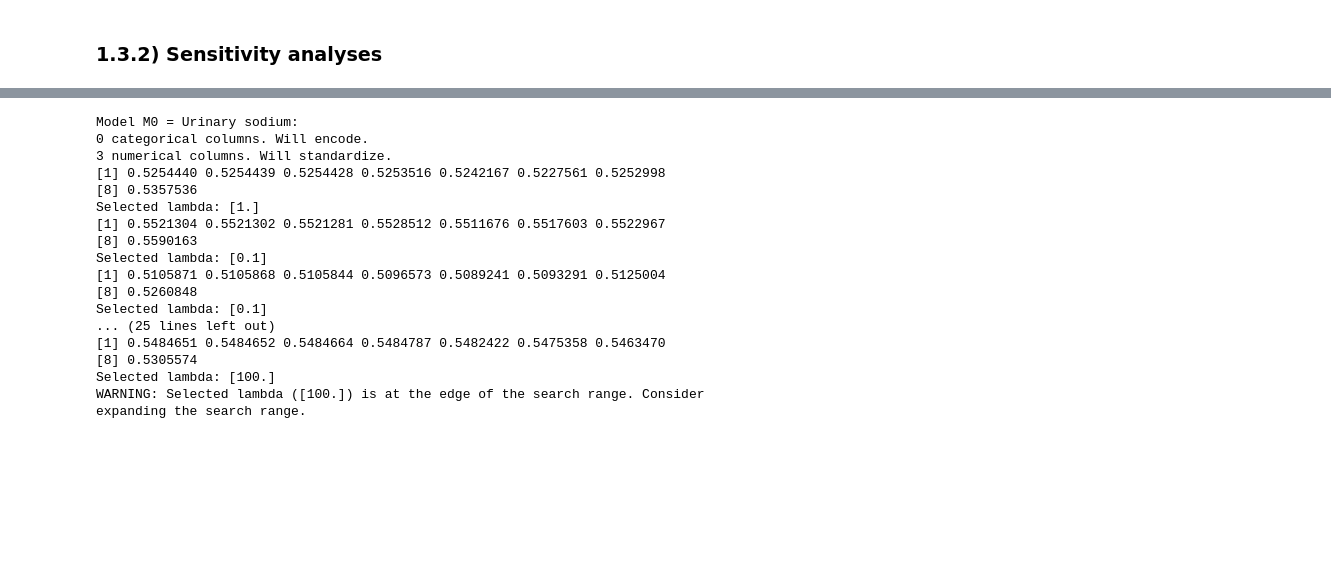
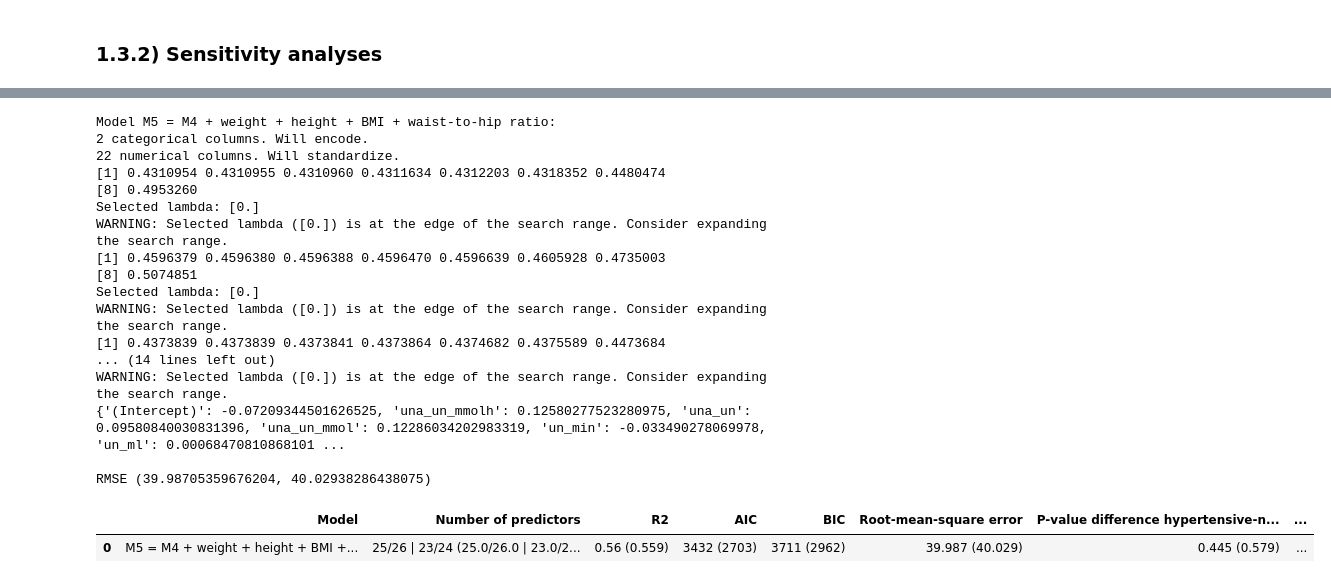
Before and after one commit to nolan1999/una-estimation-from-night-samples-pub, a Jupyter notebook: Notebooks/01_analyses_multivariate_regression_cv.ipynb, the cells around one changed output, grey strips where cells are left out. Drawn from its saved outputs; the diff is of its cells as text; code cells hidden in the pictures; blank space fills up the shorter version.

```diff
--- a/Notebooks/01_analyses_multivariate_regression_cv.ipynb
+++ b/Notebooks/01_analyses_multivariate_regression_cv.ipynb
@@ -641,34 +661,38 @@ RMSE (39.91945949658823, 41.52466240017979)
 # %%
+models_log = {n: c for n, c in models.items() if n.startswith("M5")}
 models_df_log, preds_log = get_models_df_preds(
-    models,
+    models_log,
     data,
     target_col,
     cat_cols,
     labels_df,
     kernels={"log": np.log},
+    kernels_for=["una_un_mmol", "una_un_mmolh"],#[c for c in list(models_log.values())[0] if c.startswith("una_un_mmol") or c.startswith("uk_un_mmol") or c.startswith("ucrt_un_umol")],
     inter_col=None,
     norm_out=True,
     model_fn=glmm_lasso,
     lambda_val=[0, 0.0001, 0.001, 0.01, 0.1, 1, 10, 100],
     final_re=False,
     se=False,
 )
 models_df_log
 # %% [output]
-Model M0 = Urinary sodium:
-0 categorical columns. Will encode.
-3 numerical columns. Will standardize.
-[1] 0.5254440 0.5254439 0.5254428 0.5253516 0.5242167 0.5227561 0.5252998
-[8] 0.5357536
-Selected lambda: [1.]
-[1] 0.5521304 0.5521302 0.5521281 0.5528512 0.5511676 0.5517603 0.5522967
-[8] 0.5590163
-Selected lambda: [0.1]
-[1] 0.5105871 0.5105868 0.5105844 0.5096573 0.5089241 0.5093291 0.5125004
-[8] 0.5260848
-Selected lambda: [0.1]
-... (25 lines left out)
-[1] 0.5484651 0.5484652 0.5484664 0.5484787 0.5482422 0.5475358 0.5463470
-[8] 0.5305574
-Selected lambda: [100.]
-WARNING: Selected lambda ([100.]) is at the edge of the search range. Consider expanding the search range.
+Model M5 = M4 + weight + height + BMI + waist-to-hip ratio:
+2 categorical columns. Will encode.
+22 numerical columns. Will standardize.
+[1] 0.4310954 0.4310955 0.4310960 0.4311634 0.4312203 0.4318352 0.4480474
+[8] 0.4953260
+Selected lambda: [0.]
+WARNING: Selected lambda ([0.]) is at the edge of the search range. Consider expanding the search range.
+[1] 0.4596379 0.4596380 0.4596388 0.4596470 0.4596639 0.4605928 0.4735003
+[8] 0.5074851
+Selected lambda: [0.]
+WARNING: Selected lambda ([0.]) is at the edge of the search range. Consider expanding the search range.
+[1] 0.4373839 0.4373839 0.4373841 0.4373864 0.4374682 0.4375589 0.4473684
+... (14 lines left out)
+WARNING: Selected lambda ([0.]) is at the edge of the search range. Consider expanding the search range.
+{'(Intercept)': -0.07209344501626525, 'una_un_mmolh': 0.12580277523280975, 'una_un': 0.09580840030831396, 'una_un_mmol': 0.12286034202983319, 'un_min': -0.033490278069978, 'un_ml': 0.00068470810868101 ...
+
+RMSE (39.98705359676204, 40.02938286438075)
+|  | Model | Number of predictors | R2 | AIC | BIC | Root-mean-square error | P-value difference hypertensive-n... | ... |
+| 0 | M5 = M4 + weight + height + BMI +... | 25/26 | 23/24 (25.0/26.0 | 23.0/2... | 0.56 (0.559) | 3432 (2703) | 3711 (2962) | 39.987 (40.029) | 0.445 (0.579) | ... |
```
Also changed, not shown: parts of 4 cells of this notebook, 1 other file.
